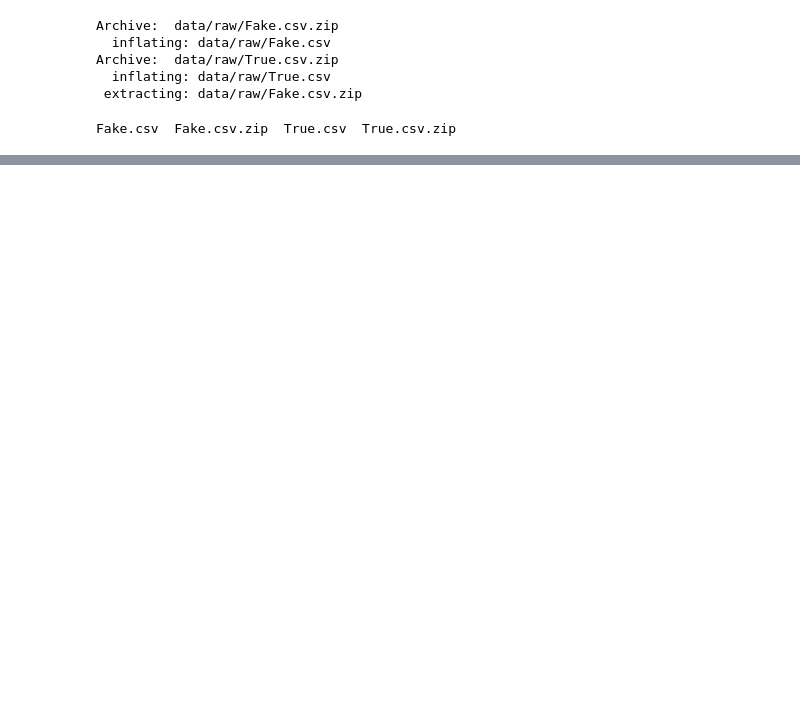
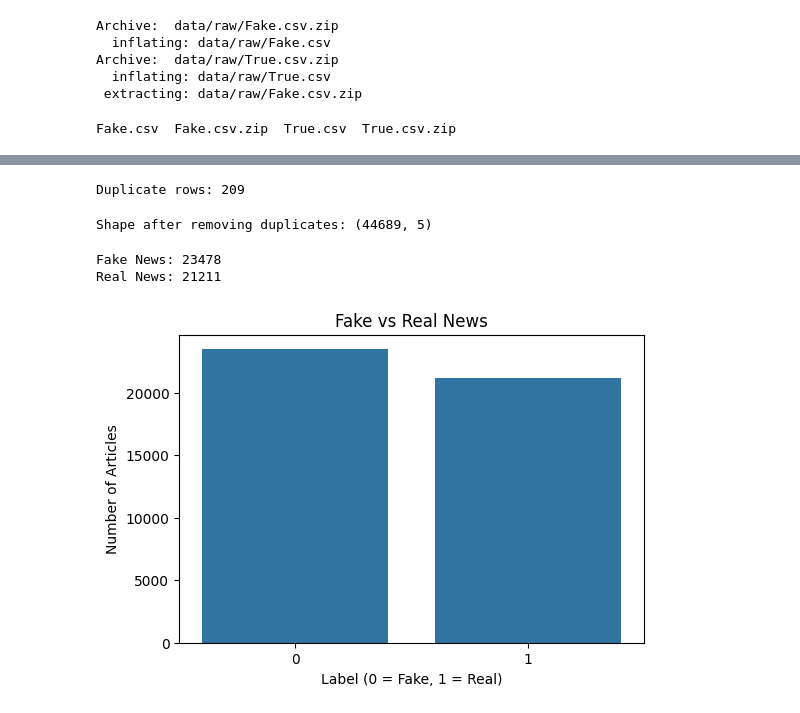
Before and after one commit to vivek28n/fake-news-detection, a Jupyter notebook: notebooks/Fake_News_Detection.ipynb, the cells around one changed output, grey strips where cells are left out. Drawn from its saved outputs; the diff is of its cells as text; code cells hidden in the pictures; blank space fills up the shorter version.

Commit message:
Complete Fake News Detection deep learning project

```diff
--- a/notebooks/Fake_News_Detection.ipynb
+++ b/notebooks/Fake_News_Detection.ipynb
@@ -86,0 +135,28 @@ Combined Dataset Shape: (44898, 5)
+# %%
+print("Duplicate rows:", df.duplicated().sum())
+# %% [output]
+Duplicate rows: 209
+# %%
+df = df.drop_duplicates().reset_index(drop=True)
+
+print("Shape after removing duplicates:", df.shape)
+# %% [output]
+Shape after removing duplicates: (44689, 5)
+# %%
+print("Fake News:", (df["label"] == 0).sum())
+print("Real News:", (df["label"] == 1).sum())
+# %% [output]
+Fake News: 23478
+Real News: 21211
+# %%
+plt.figure(figsize=(6, 4))
+
+sns.countplot(x="label", data=df)
+
+plt.title("Fake vs Real News")
+plt.xlabel("Label (0 = Fake, 1 = Real)")
+plt.ylabel("Number of Articles")
+
+plt.show()
+# %% [output]
+[figure, added]
```
Also changed, not shown: parts of 54 cells of this notebook.
